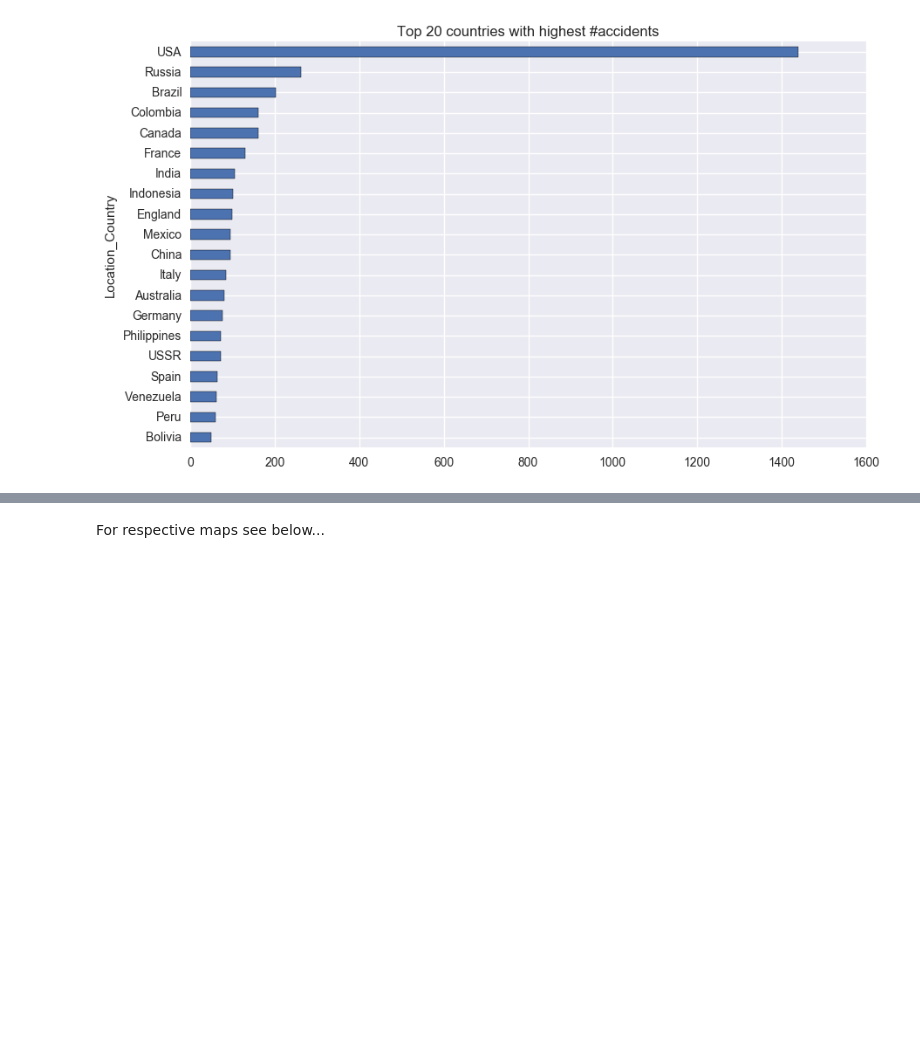
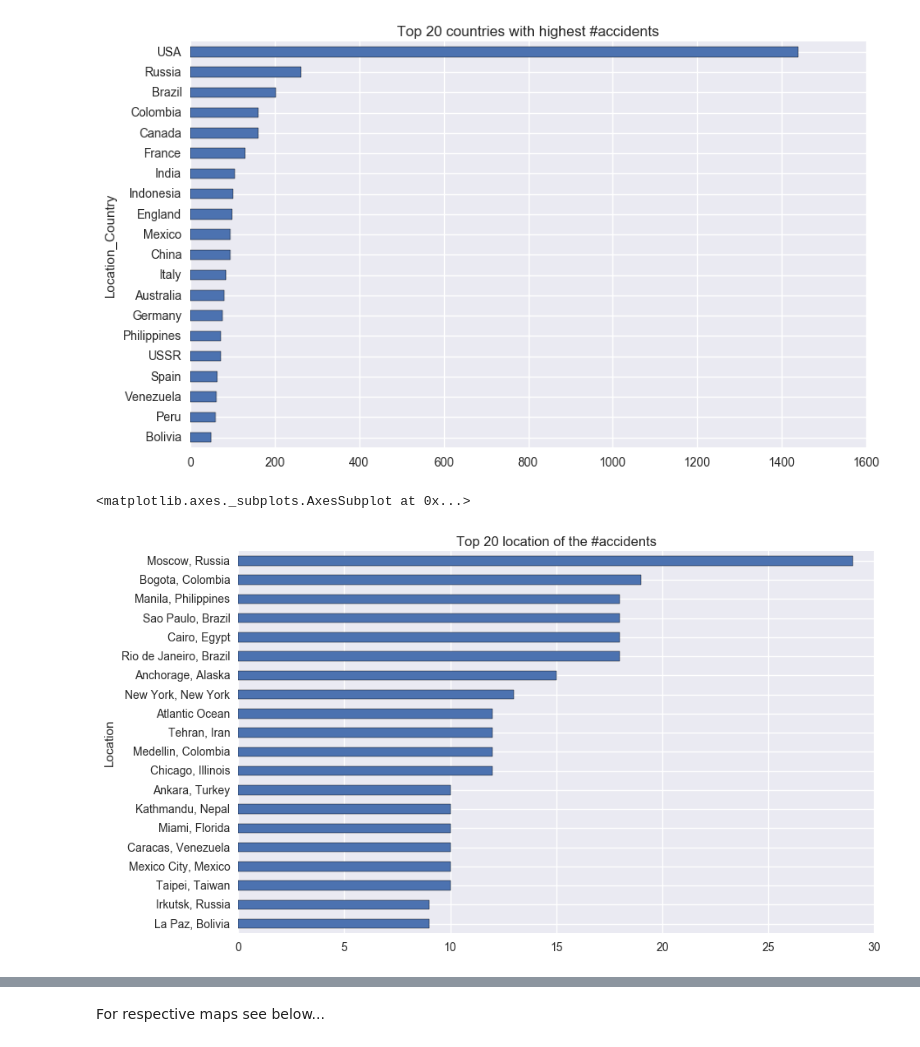
Before and after one commit to DanilBaibak/crash_planes, a Jupyter notebook: planecrashinfo.ipynb, the cells around one changed output, grey strips where cells are left out. Cells and saved outputs as stored; diff of their text form; code cells hidden in the pictures; blank space fills up the shorter version.

Commit message:
Add few charts for accident locations

```diff
--- a/planecrashinfo.ipynb
+++ b/planecrashinfo.ipynb
@@ -279,3 +279,9 @@ s.plot.barh(title='Top 20 countries with highest #accidents', figsize=(10, 6))
 # %% [output]
 <matplotlib.axes._subplots.AxesSubplot at 0x...>
 [figure]
+# %%
+s = df.groupby('Location').size().sort_values(ascending=True)[-20:]
+s.plot.barh(title='Top 20 location of the #accidents', figsize=(10, 6))
+# %% [output]
+<matplotlib.axes._subplots.AxesSubplot at 0x...>
+[figure, added]
```
Also changed, not shown: parts of 4 cells of this notebook.
